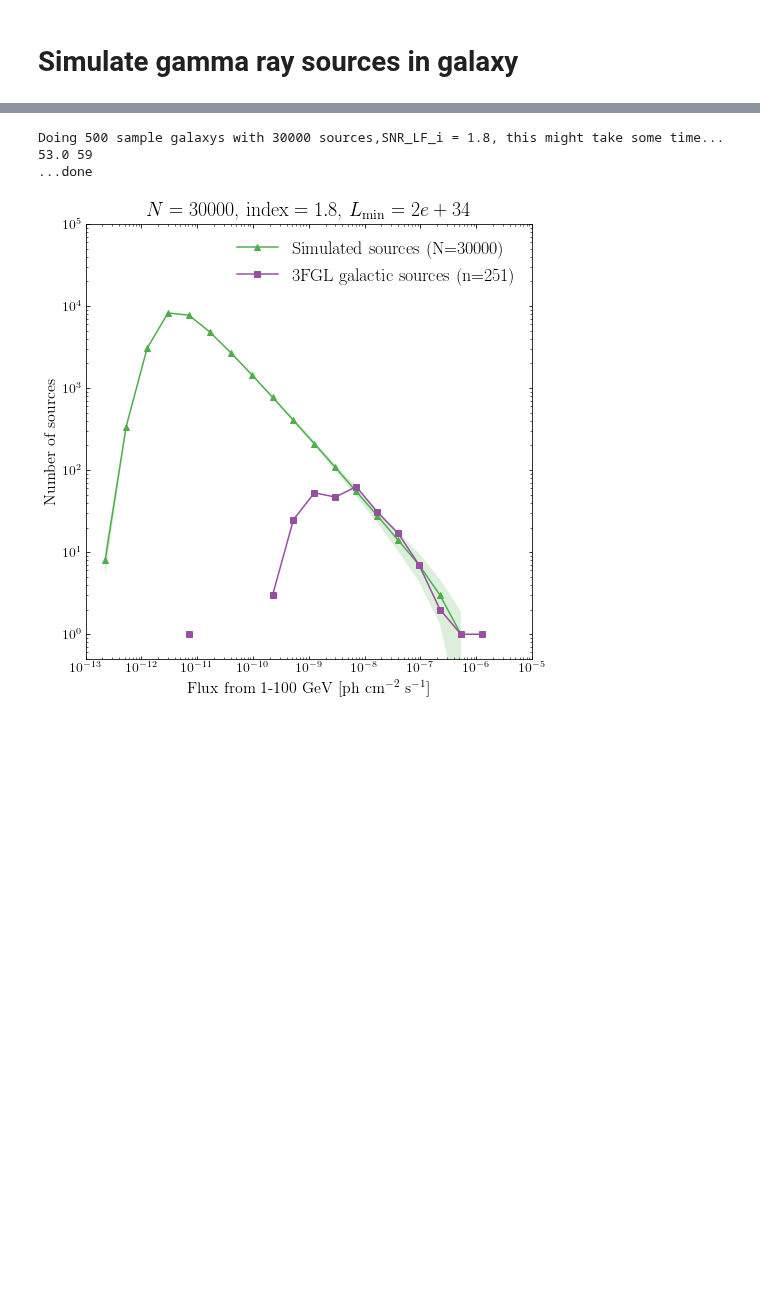
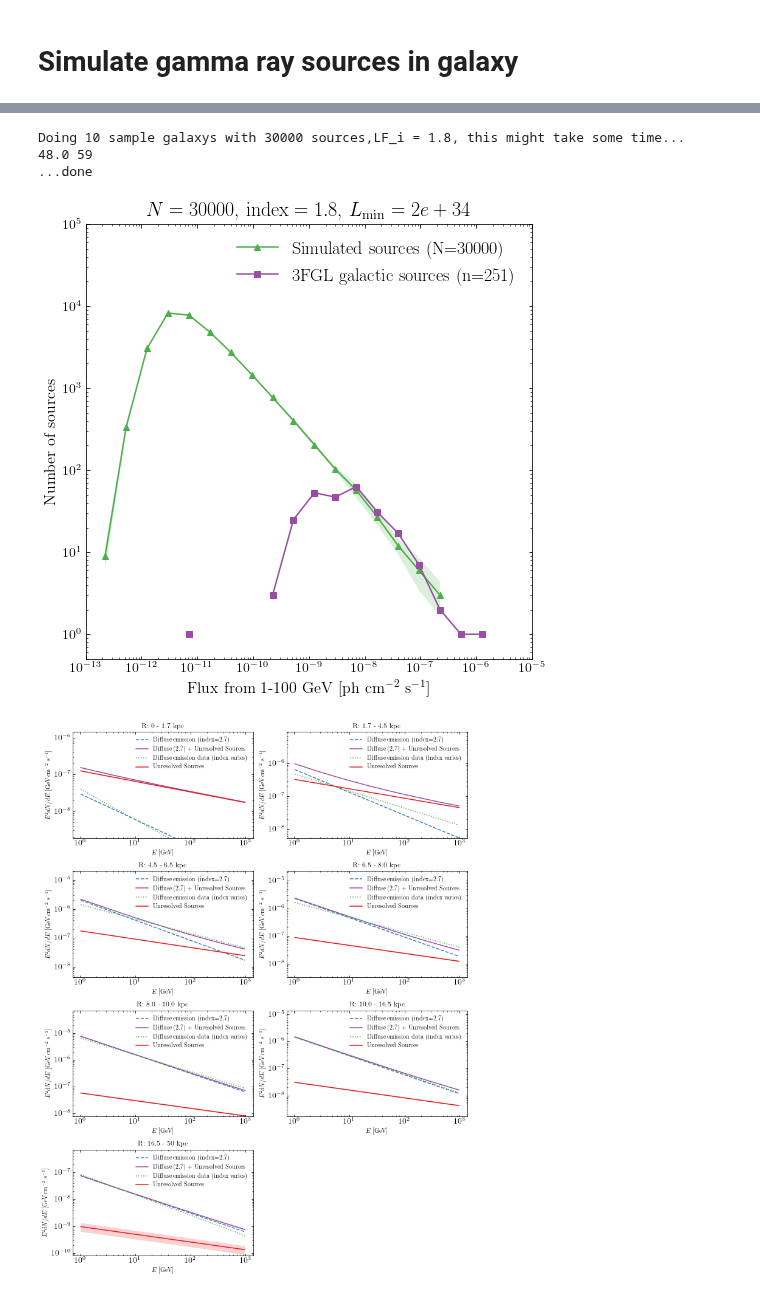
Before and after one commit to martp91/y-rays-UPS, a Jupyter notebook: sim_gamma_sources.ipynb, the cells around one changed output, grey strips where cells are left out. Drawn from its saved outputs; the diff is of its cells as text; code cells hidden in the pictures; blank space fills up the shorter version.

```diff
--- a/sim_gamma_sources.ipynb
+++ b/sim_gamma_sources.ipynb
@@ -340,10 +304,12 @@ fit_rings_spec = np.array(fit_rings_spec)
 # %%
 ###Load diffuse flux from skyfact fit
+###Here load the diffuse flux at different l,b. To plot some fractions later.
+###This has some overlap with above...
 
 import open_dat
 
 def read_datfile(datFile):
-    "Read dat file and return total gas spec"
+    "Read dat file and return total gas spec (sum)"
     E_diff = datFile['emean']
     deltaE = datFile['delta_e']
     total_gas_spec = np.zeros_like(E_diff)
@@ -374,22 +340,15 @@ for ilb in lb:
                         np.log10(spec),sigma=error[mask_E_diff]/spec)
 
     fit27,cov27 = fit_index(E_diff,spec,err,model=model27,p0=[-7])
-   #print fit27
     ####
     ####This matters a lot!
     diff_index = 2.7#fit[0]
-    #print diff_index
-    #plt.loglog(E_diff,E_diff**2*plotfunc(E_diff,2.7,10**fit27[0]))
-    #plt.loglog(E_diff,E_diff**2*spec,
-    #                      marker='.',linestyle='',label=ilb)
-    fitted_spec = plotfunc(E,diff_index,10**fit[1]) ##If this is a softer spectra this matters a lot!
-    spec_27 = plotfunc(E,2.7,10**fit27[0])
+
+    fitted_spec = plotfunc(E,diff_index,10**fit27[0]) ##If this is a softer spectra this matters a lot!
+
     spec_diff_lb.append(fitted_spec)
-    spec_27_l.append(spec_27)
-   # print fit[0]
-       # plt.loglog(E,E**2*fitted_spec)
-        #plt.legend()
 # %%
+##This is the galaxy simulation
 #Do the simulation of sources
 def source_sim(a=1.8,N=30000,Lmin=2e34,Lmax=2e39,alpha=alp,beta=bet,H=H,
             SNR=False,PSR=False,f_t=5e-10,flux_cutoff=1e-20,spectrum=intp_3fgl_snr_normed):
@@ -408,7 +367,6 @@ def source_sim(a=1.8,N=30000,Lmin=2e34,Lmax=2e39,alpha=alp,beta=bet,H=H,
     L_smpl = rand_L(u2,a,Lmin,Lmax)#random L
     z_smpl = rand_z(N,H)
     R_smpl = rand_R(N,alpha,beta)
-
 
     #f,ax = plt.subplots(1, figsize=(7,5))
  #   hist,bins = np.histogram(L_smpl, bins=np.logspace(34,39,50))
@@ -429,8 +387,7 @@ def source_sim(a=1.8,N=30000,Lmin=2e34,Lmax=2e39,alpha=alp,beta=bet,H=H,
     distkpc = (dist*kpc)
     flux_data = L_smpl/(4*np.pi*distkpc**2)
 
-
-
+    ##Calculate longitude and latitude
     l = np.arctan2((y0-y),(x0-x))
     b = np.arctan((z-z0)/np.sqrt((x-x0)**2+(y-y0)**2))
     l *= 180/np.pi
@@ -449,10 +406,7 @@ def source_sim(a=1.8,N=30000,Lmin=2e34,Lmax=2e39,alpha=alp,beta=bet,H=H,
         spec_sim_R = norm_spec(spectrum,flux_R_unresolved,dE,mask_E)
         spec_R_unres.append(spec_sim_R)
 
-    #Fluxes at different regions
-    dict_flux_lb = {}
-    dict_flux_lb['lb']=[]
-    dict_flux_lb['flux100']=[]
+    #Fluxes at different regions,lb
     spec_unres = []
     frac = []
     for ilb,_lb in enumerate(lb):
@@ -461,13 +415,9 @@ def source_sim(a=1.8,N=30000,Lmin=2e34,Lmax=2e39,alpha=alp,beta=bet,H=H,
         mask_b = np.abs(b)<=bb
         total_flux_lb = flux_data[mask_l&mask_b]
         flux_unresolved = total_flux_lb[total_flux_lb<f_t]
-        flux_unresolved[flux_unresolved<flux_cutoff]=0
+        flux_unresolved[flux_unresolved<flux_cutoff]=0 #cutoff the lowest of lowest flux (not really necessary)
         total_flux_unres = np.sum(flux_unresolved)
-        dict_flux_lb['lb'].append((ll,bb))
-        dict_flux_lb['flux100'].append(total_flux_unres)
-
         spec_sim = norm_spec(spectrum,total_flux_unres,dE,mask_E)
-
         diffuse = spec_diff_lb[ilb]
         frac.append(spec_sim/diffuse)
         spec_unres.append(spec_sim)
@@ -564,11 +594,17 @@ def ave_samples(Nsmpl=10,Nsnr=10000,LF_i_snr=1.5,Lmin_snr=1e33,Lmax_snr=4e38,
 # %%
-R_spec1,std_R1,lb_frac,std_lb_frac = ave_samples(500,Nsnr=30000,LF_i_snr=1.8,
+###Example run
+
+R_spec1,std_R1,lb_frac,std_lb_frac = ave_samples(10,Nsnr=30000,LF_i_snr=1.8,
                             Lmin_snr=2e34,Lmax_snr=2e39,
                             plothist=True,printstatements=False,
                            alpha=alp,beta=bet,H=H,
-                           hist_3fgl=hist_3fgl_all,ft=5e-10,spectrum=intp_3fgl_all_normed)
+                           hist_3fgl=hist_3fgl_all,ft=5e-10,spectrum=intp_3fgl_snr_normed)
+
+l1, l1_err = plot_spec(R_spec1,std_R1,plot=True)
+plot_trend([l1],[l1_err])
 # %% [output]
-Doing 500 sample galaxys with 30000 sources,SNR_LF_i = 1.8, this might take some time...
-53.0 59
+Doing 10 sample galaxys with 30000 sources,LF_i = 1.8, this might take some time...
+48.0 59
 ...done
-[figure, old version]
+[figure, new version]
+[figure, added]
```
Also changed, not shown: parts of 10 cells of this notebook, 3 other files.
